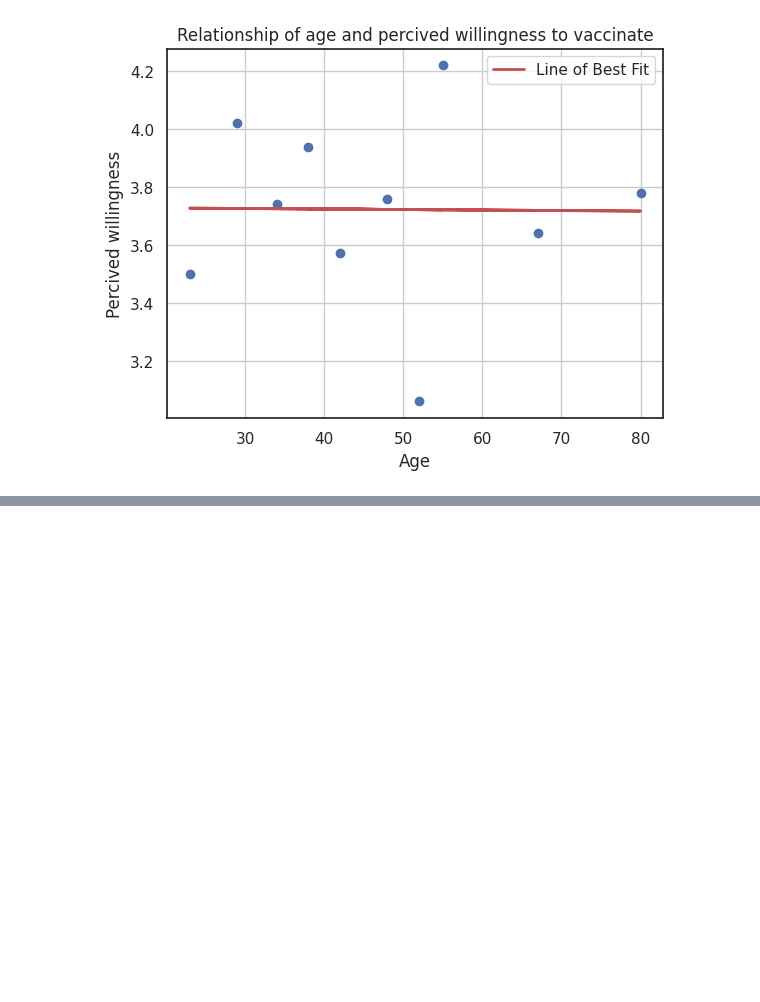
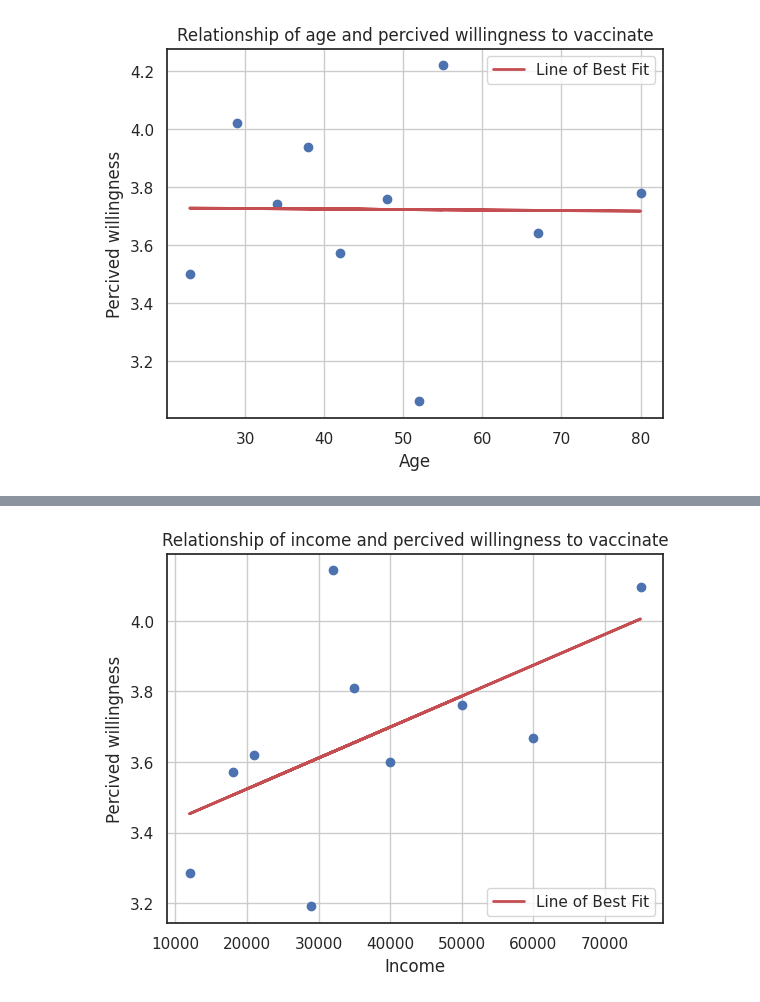
Before and after one commit to dramafisher/vaccine-github, a Jupyter notebook: vaccine_data_notebook_m2.ipynb, the cells around one changed output, grey strips where cells are left out. Cells and saved outputs as stored; diff of their text form; code cells hidden in the pictures; blank space fills up the shorter version.

```diff
--- a/vaccine_data_notebook_m2.ipynb
+++ b/vaccine_data_notebook_m2.ipynb
@@ -68,0 +75,7 @@ draw_graph('age_2','willingness','name','Age','Percived willingness','Relationsh
+# %%
+filtered_data = data[data['gender'] == 'Male']
+
+
+draw_graph('income','willingness','name','Income','Percived willingness','Relationship of income and percived willingness to vaccinate',filtered_data)
+# %% [output]
+[figure, added]
```
Also changed, not shown: parts of 7 cells of this notebook.
